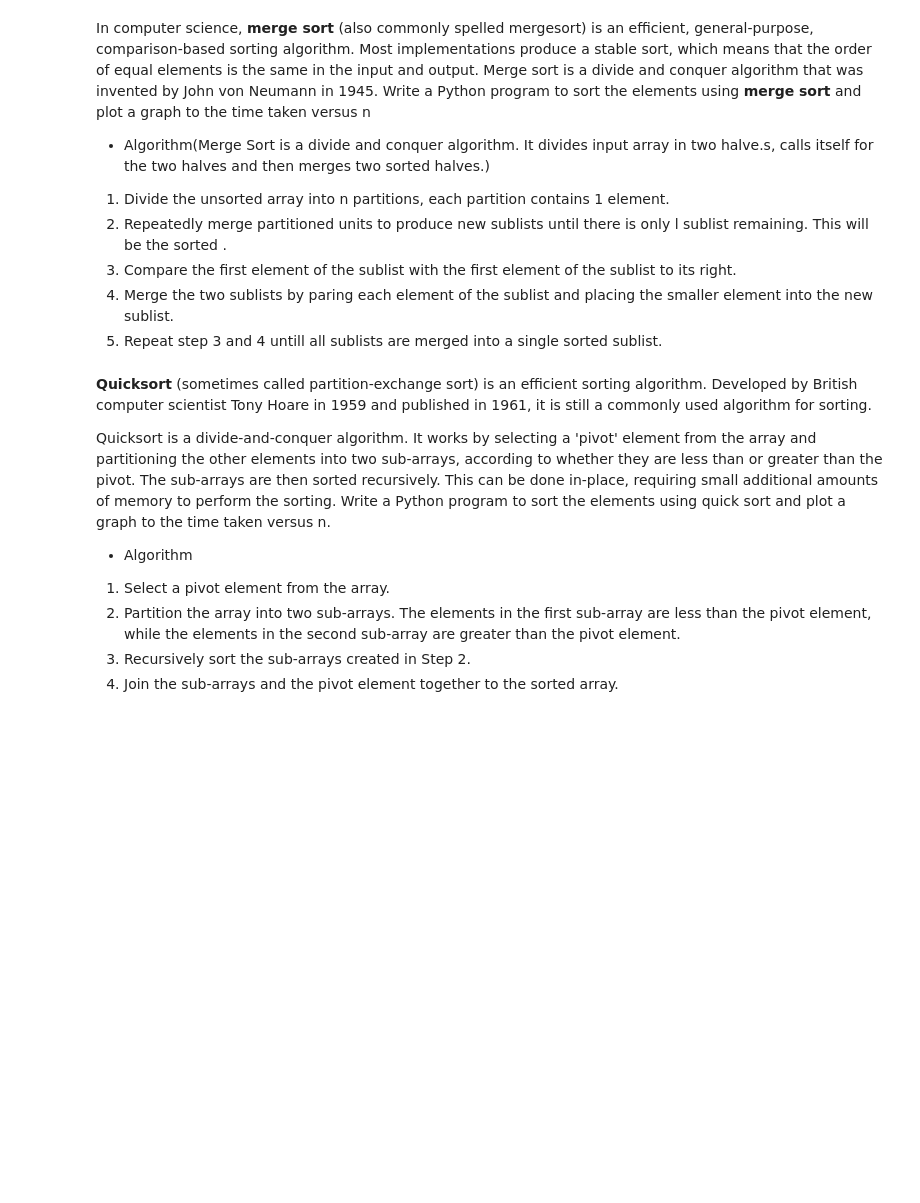
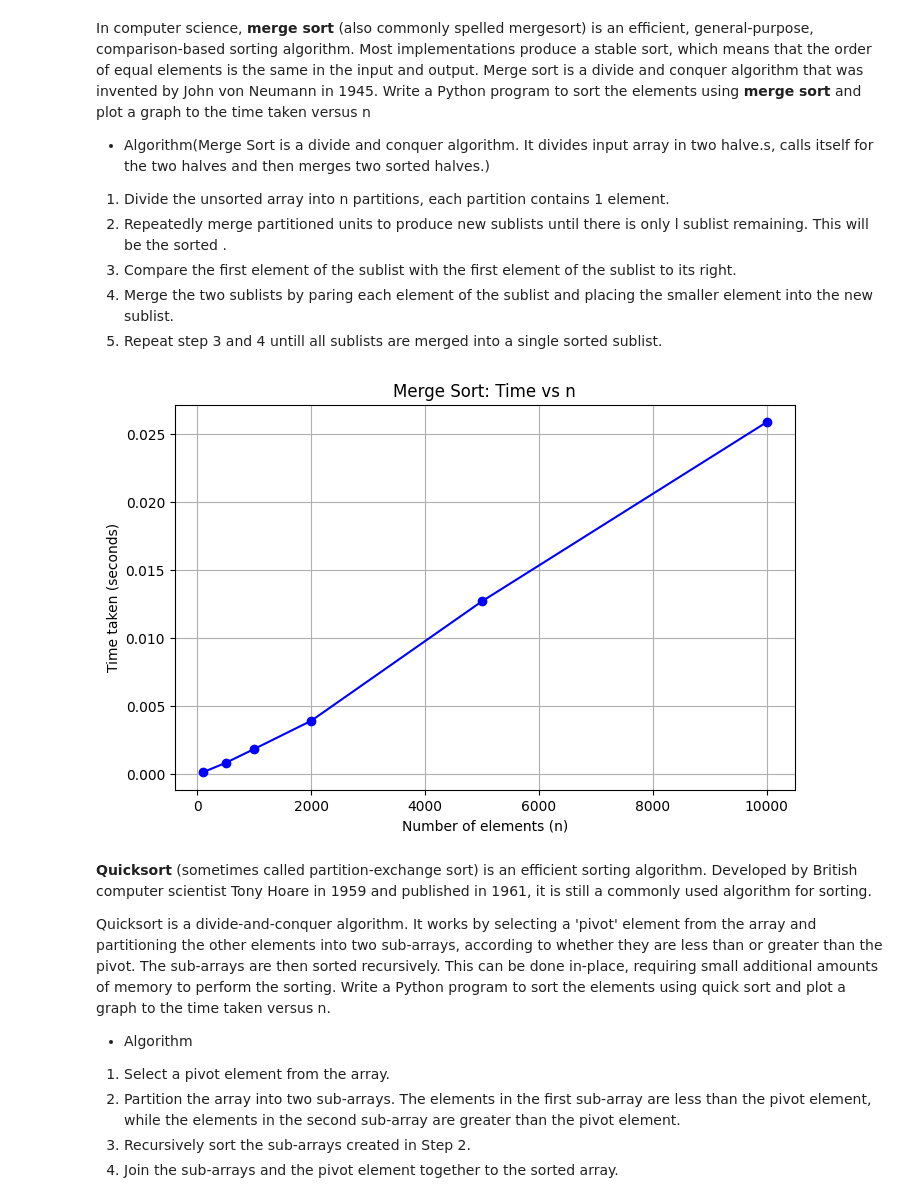
Before and after one commit to Samak1234/algorithmslab, a Jupyter notebook: Lab_5.ipynb, the cells around one changed output. Cells and saved outputs as stored; diff of their text form; code cells hidden in the pictures; blank space fills up the shorter version.

```diff
--- a/Lab_5.ipynb
+++ b/Lab_5.ipynb
@@ -34,3 +32,53 @@ Write a Python program to sort the elements using **merge sort** and plot a grap
+# %%
+
+import time
+import random
+import matplotlib.pyplot as plt
+
+
+def merge(left, right):
+    result = []
+    i = j = 0
+    while i < len(left) and j < len(right):
+        if left[i] <= right[j]:
+            result.append(left[i])
+            i += 1
+        else:
+            result.append(right[j])
+            j += 1
+    result.extend(left[i:])
+    result.extend(right[j:])
+    return result
+
+
+def merge_sort(arr):
+    if len(arr) <= 1:
+        return arr
+    mid = len(arr) // 2
+    left = merge_sort(arr[:mid])
+    right = merge_sort(arr[mid:])
+    return merge(left, right)
+
+sizes = [100, 500, 1000, 2000, 5000, 10000]
+times = []
+
+for n in sizes:
+    arr = [random.randint(0, 10000) for _ in range(n)]
+    start = time.time()
+    merge_sort(arr)
+    end = time.time()
+    times.append(end - start)
+
+
+plt.figure(figsize=(8, 5))
+plt.plot(sizes, times, marker='o', linestyle='-', color='b')
+plt.xlabel("Number of elements (n)")
+plt.ylabel("Time taken (seconds)")
+plt.title("Merge Sort: Time vs n")
+plt.grid(True)
+plt.show()
+# %% [output]
+[figure, added]
 # %% [markdown]
 **Quicksort** (sometimes called partition-exchange sort) is an efficient sorting algorithm. Developed by British computer scientist Tony Hoare in 1959 and published in 1961, it is still a commonly used algorithm for sorting.
 
```
Also changed, not shown: parts of 3 cells of this notebook.
